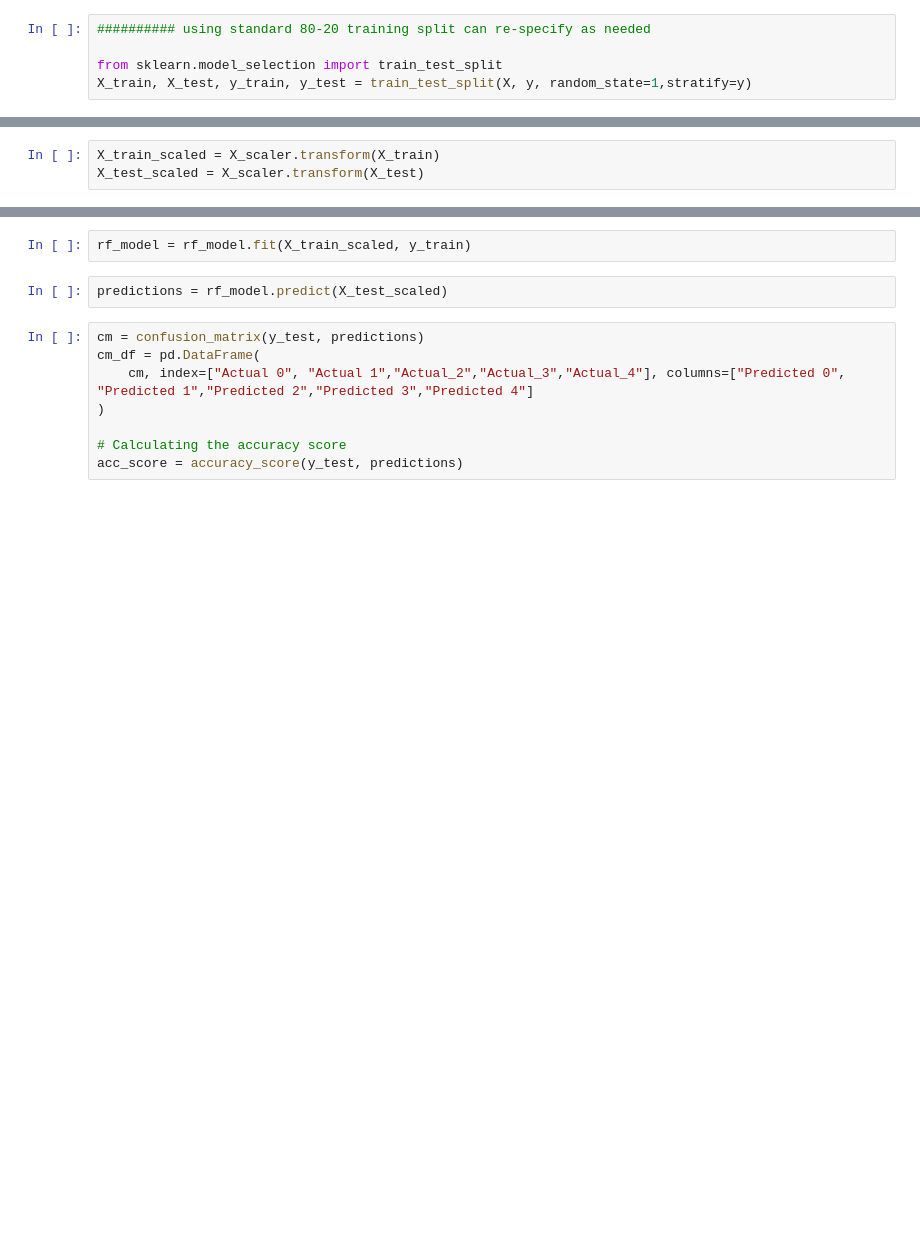
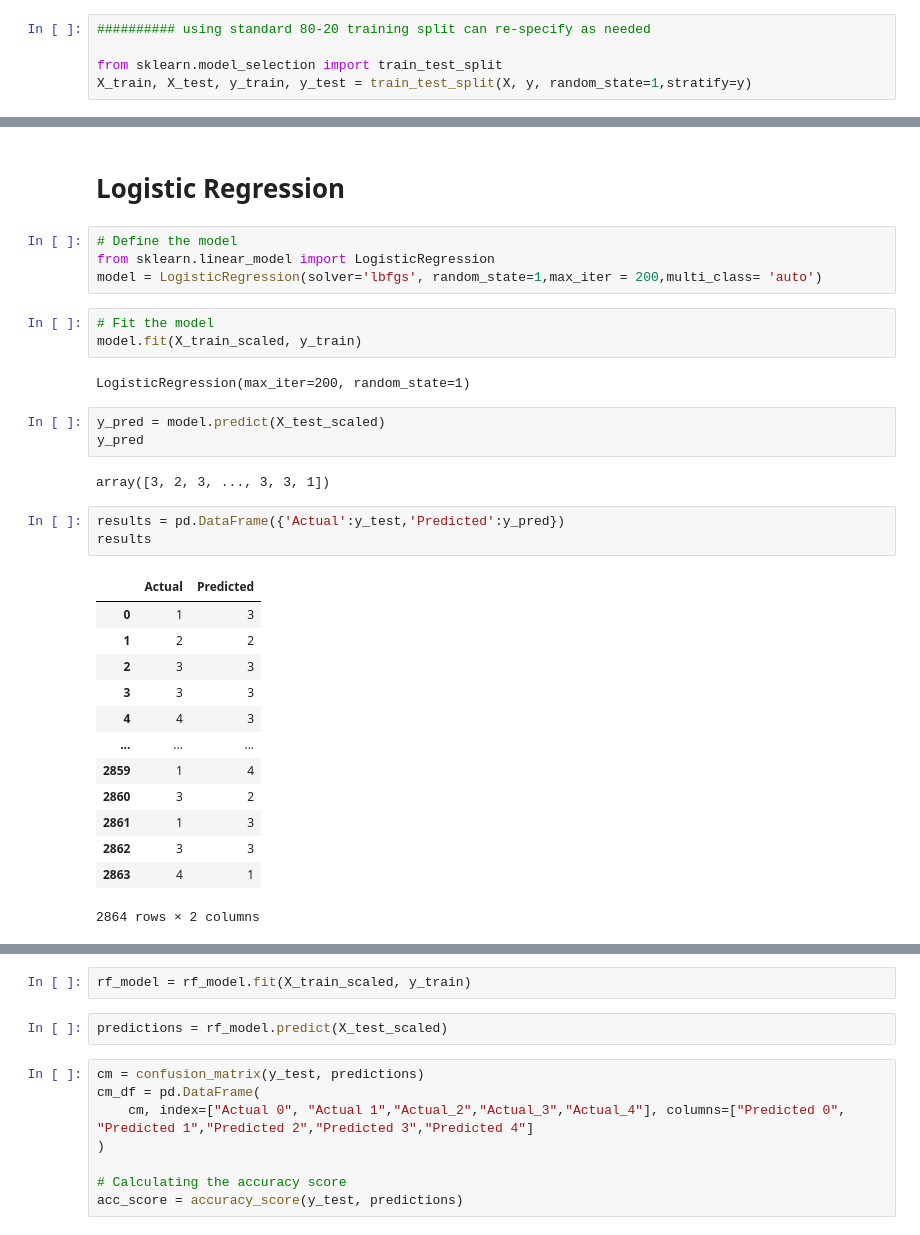
Before and after one commit to jsguti323/Housing_Estimator, a Jupyter notebook: Housing_Values_ML_Classification.ipynb, the cells around one changed output, grey strips where cells are left out. Drawn from its saved outputs; the diff is of its cells as text; blank space fills up the shorter version.

```diff
--- a/Housing_Values_ML_Classification.ipynb
+++ b/Housing_Values_ML_Classification.ipynb
@@ -206,3 +177,33 @@ StandardScaler()
-# %%
-X_train_scaled = X_scaler.transform(X_train)
-X_test_scaled = X_scaler.transform(X_test)
+# %% [markdown]
+# Logistic Regression
+# %%
+# Define the model
+from sklearn.linear_model import LogisticRegression
+model = LogisticRegression(solver='lbfgs', random_state=1,max_iter = 200,multi_class= 'auto')
+# %%
+# Fit the model
+model.fit(X_train_scaled, y_train)
+# %% [output]
+LogisticRegression(max_iter=200, random_state=1)
+# %%
+y_pred = model.predict(X_test_scaled)
+y_pred
+# %% [output]
+array([3, 2, 3, ..., 3, 3, 1])
+# %%
+results = pd.DataFrame({'Actual':y_test,'Predicted':y_pred})
+results
+# %% [output]
+|  | Actual | Predicted |
+| 0 | 1 | 3 |
+| 1 | 2 | 2 |
+| 2 | 3 | 3 |
+| 3 | 3 | 3 |
+| 4 | 4 | 3 |
+| ... | ... | ... |
+| 2859 | 1 | 4 |
+| 2860 | 3 | 2 |
+| 2861 | 1 | 3 |
+| 2862 | 3 | 3 |
+| 2863 | 4 | 1 |
+2864 rows × 2 columns
```
Also changed, not shown: parts of 42 cells of this notebook.
